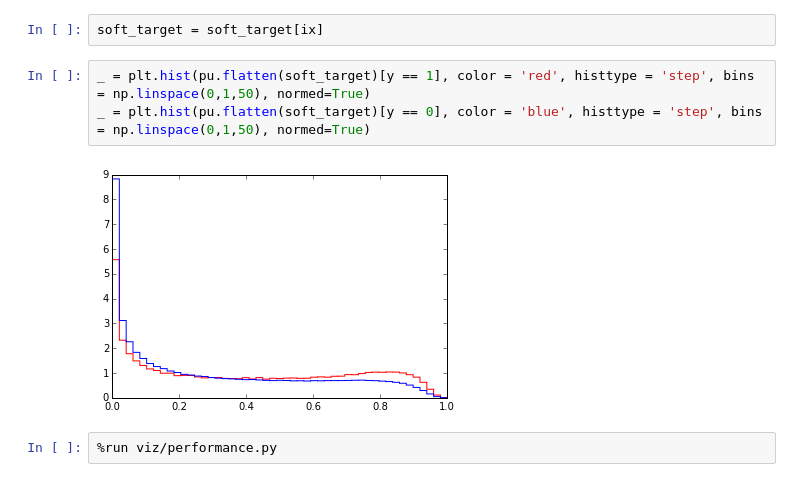
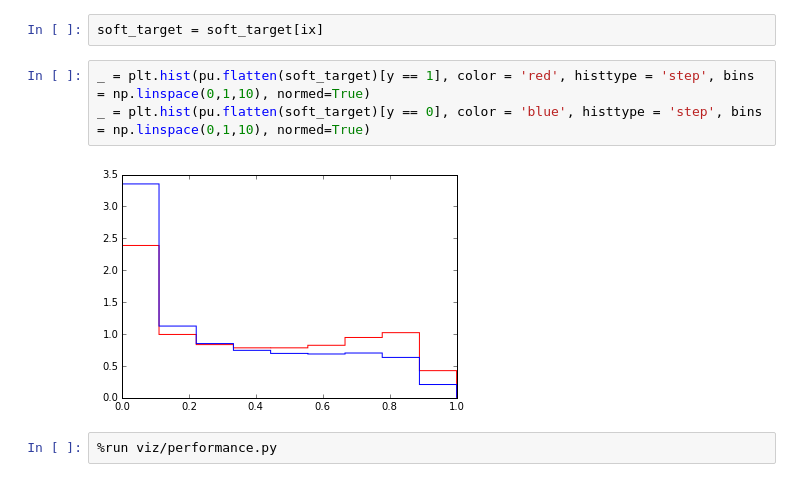
Before and after one commit to Libardo1/notebooks-2, a Jupyter notebook: MLvsMEM.ipynb, the cells around one changed output. Saved outputs shown, nothing was run; the diff lists cells and outputs as text.

Commit message:
Update soft_target plot using 10 bins

```diff
--- a/MLvsMEM.ipynb
+++ b/MLvsMEM.ipynb
@@ -269,10 +269,10 @@ soft_target = tot_df['ME_Sig_Mod_Likelihoods'] / (tot_df['ME_Sig_Mod_Likelihoods
 # %%
 soft_target = soft_target[ix]
 # %%
-_ = plt.hist(pu.flatten(soft_target)[y == 1], color = 'red', histtype = 'step', bins = np.linspace(0,1,50), normed=True)
-_ = plt.hist(pu.flatten(soft_target)[y == 0], color = 'blue', histtype = 'step', bins = np.linspace(0,1,50), normed=True)
+_ = plt.hist(pu.flatten(soft_target)[y == 1], color = 'red', histtype = 'step', bins = np.linspace(0,1,10), normed=True)
+_ = plt.hist(pu.flatten(soft_target)[y == 0], color = 'blue', histtype = 'step', bins = np.linspace(0,1,10), normed=True)
 # %% [output]
-[figure, old version]
+[figure, new version]
 # %%
 %run viz/performance.py
 # %%
```
